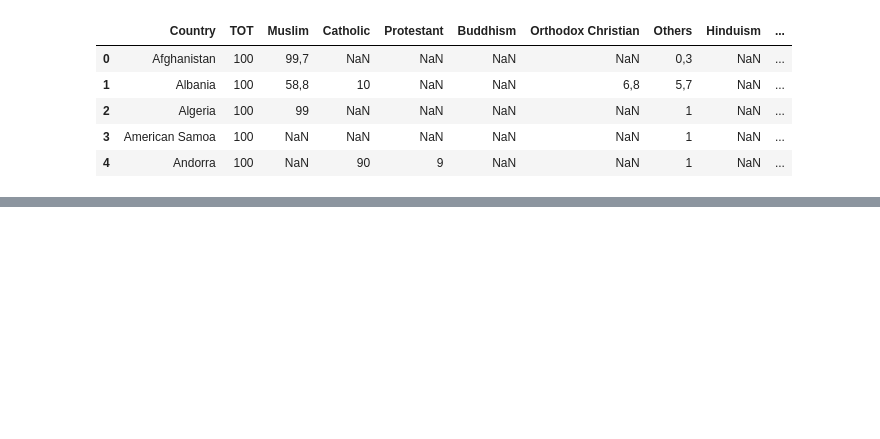
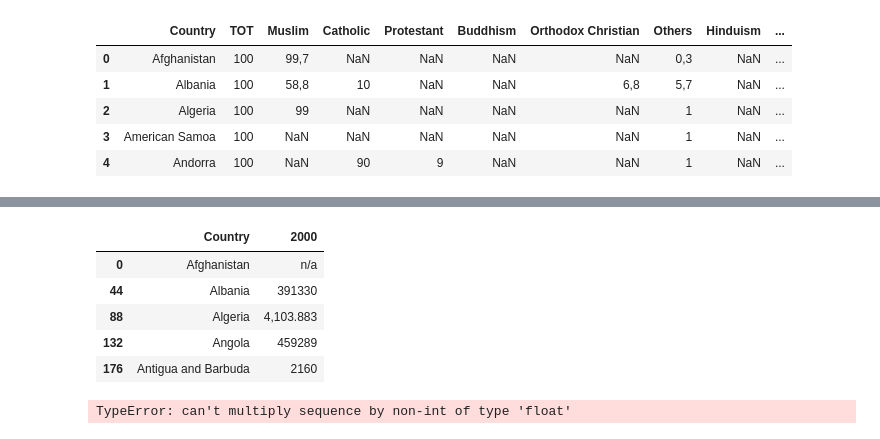
Before and after one commit to MassimoSchiappa/datascience, a Jupyter notebook: FinaleExamUCSD+DSE200x.ipynb, the cells around one changed output, grey strips where cells are left out. Saved outputs shown, nothing was run; the diff lists cells and outputs as text; code cells hidden in the pictures; blank space fills up the shorter version.

Commit message:
Jupyter Notebook added folium map

```diff
--- a/FinaleExamUCSD+DSE200x.ipynb
+++ b/FinaleExamUCSD+DSE200x.ipynb
@@ -83,18 +85,18 @@ df_imf_filt[df_imf_filt['Country']=='Italy'][['WEO Subject Code','Subject Descri
 # %%
 #Population
-df_imf_pop = df_filt[df_filt['WEO Subject Code']=='LP']
+df_imf_pop = df_imf_filt[df_imf_filt['WEO Subject Code']=='LP']
 
 #Employment
-df_imf_empl = df_filt[df_filt['WEO Subject Code']=='LE']
+df_imf_empl = df_imf_filt[df_imf_filt['WEO Subject Code']=='LE']
 
 #Unemployment rate
-df_imf_unempl_rate = df_filt[df_filt['WEO Subject Code']=='LUR']
+df_imf_unempl_rate = df_imf_filt[df_imf_filt['WEO Subject Code']=='LUR']
 
 #GDP
-df_imf_gdp_cp = df_filt[df_filt['WEO Subject Code']=='NGDP_R']
+df_imf_gdp_cp = df_imf_filt[df_imf_filt['WEO Subject Code']=='NGDP_R']
 
 #GDP procapita
-df_imf_gdp_xc_cp = df_filt[df_filt['WEO Subject Code']=='NGDPRPC']
+df_imf_gdp_xc_cp = df_imf_filt[df_imf_filt['WEO Subject Code']=='NGDPRPC']
 # %%
 
 # ***************************** REL *******************************************
@@ -121,3 +123,23 @@ df_geo_ds.head(5)
 | 2 | 2 | AF | AFG | Afghanistan | Kabul | 647500.0 | 29121286 | AS | AFN | ... |
 | 3 | 3 | AG | ATG | Antigua and Barbuda | St. John's | 443.0 | 86754 | NaN | XCD | ... |
 | 4 | 4 | AI | AIA | Anguilla | The Valley | 102.0 | 13254 | NaN | XCD | ... |
+# %%
+df_data_plot = df_imf_gdp_cp[['Country','2000']]
+df_data_plot.fillna(0)
+df_data_plot.head(5)
+# %% [output]
+|  | Country | 2000 |
+| 0 | Afghanistan | n/a |
+| 44 | Albania | 391330 |
+| 88 | Algeria | 4,103.883 |
+| 132 | Angola | 459289 |
+| 176 | Antigua and Barbuda | 2160 |
+# %%
+import folium
+map = folium.Map(location=[41.87, 12.57], zoom_start=1.5)
+json_geo = "countries.geojson"
+
+map.choropleth(geo_path=json_geo,data=df_data_plot,columns=['Country', '2000'],key_on='feature.sov_a3',fill_color='YlGnBu', fill_opacity=0.7, line_opacity=0.2)
+map
+# %% [output]
+TypeError: can't multiply sequence by non-int of type 'float'
```
Also changed, not shown: parts of 2 cells of this notebook, 1 other file.
